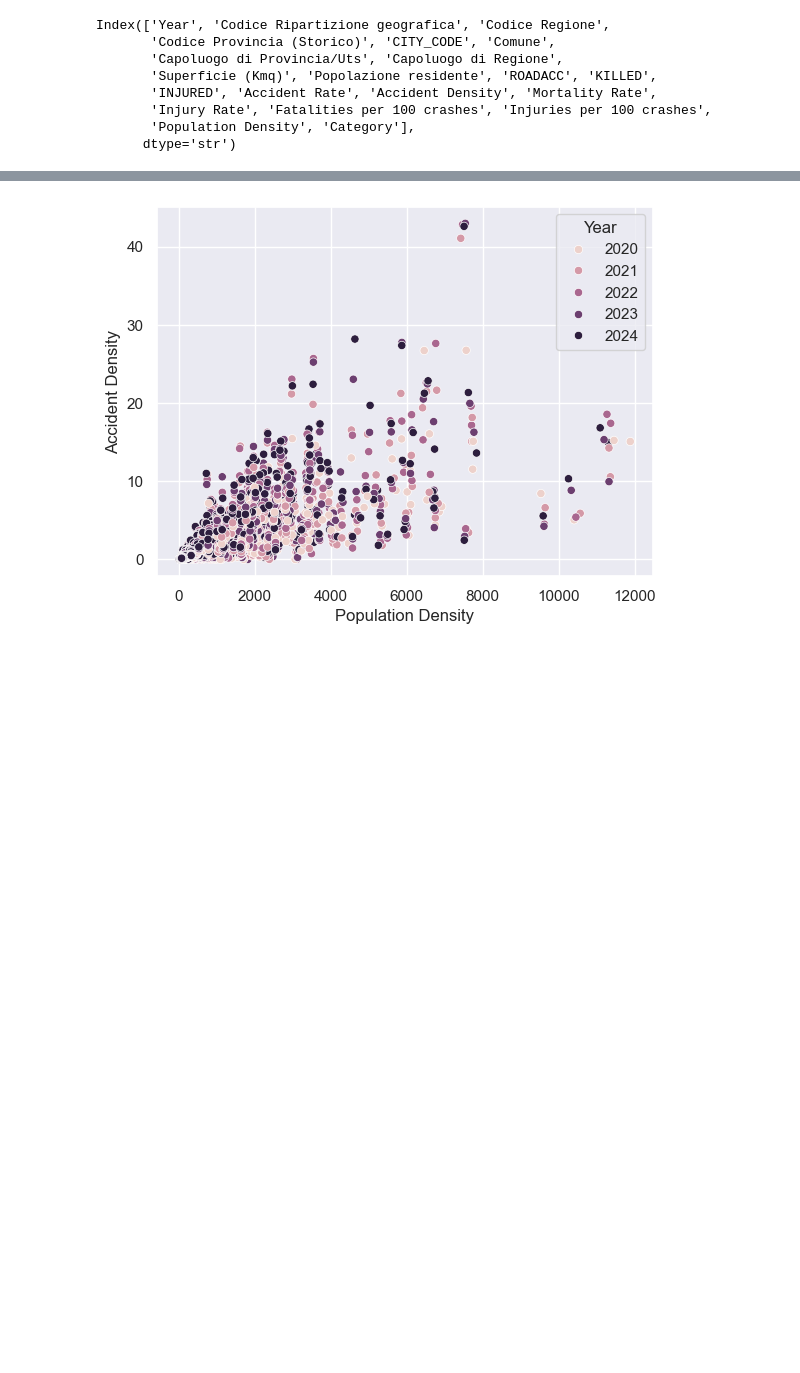
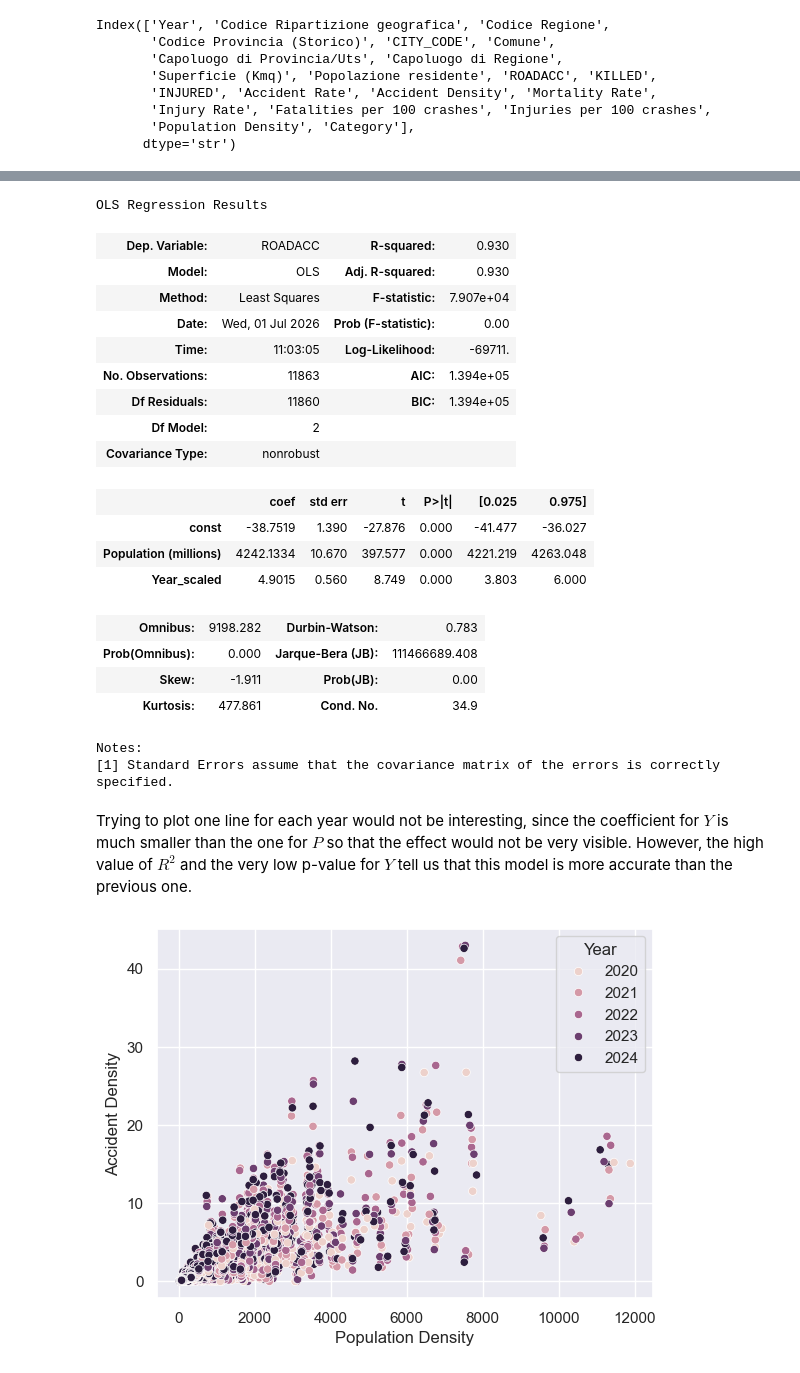
Before and after one commit to MarcoTosoni/boolean_project, a Jupyter notebook: data_analysis.ipynb, the cells around one changed output, grey strips where cells are left out. Saved outputs shown, nothing was run; the diff lists cells and outputs as text; code cells hidden in the pictures; blank space fills up the shorter version.

```diff
--- a/data_analysis.ipynb
+++ b/data_analysis.ipynb
@@ -719,3 +780,36 @@ sns.scatterplot(data=target_cities,y='Accident Rate',x='Population Density',hue=
+# %%
+target_ols['Year_scaled'] = target_ols['Year'] - 2020
+# %%
+Y = target_ols['ROADACC']
+X = target_ols[['Population (millions)','Year_scaled']]
+X = sm.add_constant(data=X)
+model = sm.OLS(endog=Y,exog=X)
+results = model.fit()
+# %%
+results.summary()
+# %% [output]
+OLS Regression Results
+| Dep. Variable: | ROADACC | R-squared: | 0.930 |
+| Model: | OLS | Adj. R-squared: | 0.930 |
+| Method: | Least Squares | F-statistic: | 7.907e+04 |
+| Date: | Wed, 01 Jul 2026 | Prob (F-statistic): | 0.00 |
+| Time: | 11:03:05 | Log-Likelihood: | -69711. |
+| No. Observations: | 11863 | AIC: | 1.394e+05 |
+| Df Residuals: | 11860 | BIC: | 1.394e+05 |
+| Df Model: | 2 |  |  |
+| Covariance Type: | nonrobust |  |  |
+|  | coef | std err | t | P>|t| | [0.025 | 0.975] |
+| const | -38.7519 | 1.390 | -27.876 | 0.000 | -41.477 | -36.027 |
+| Population (millions) | 4242.1334 | 10.670 | 397.577 | 0.000 | 4221.219 | 4263.048 |
+| Year_scaled | 4.9015 | 0.560 | 8.749 | 0.000 | 3.803 | 6.000 |
+| Omnibus: | 9198.282 | Durbin-Watson: | 0.783 |
+| Prob(Omnibus): | 0.000 | Jarque-Bera (JB): | 111466689.408 |
+| Skew: | -1.911 | Prob(JB): | 0.00 |
+| Kurtosis: | 477.861 | Cond. No. | 34.9 |
+Notes:
+[1] Standard Errors assume that the covariance matrix of the errors is correctly specified.
+# %% [markdown]
+Trying to plot one line for each year would not be interesting, since the coefficient for $Y$ is much smaller than the one for $P$ so that the effect would not be very visible. However, the high value of $R^2$ and the very low p-value for $Y$ tell us that this model is more accurate than the previous one.
 # %%
 sns.scatterplot(data=target_cities,y='Accident Density',x='Population Density',hue='Year');
 # %% [output]
```
Also changed, not shown: parts of 14 cells of this notebook.
